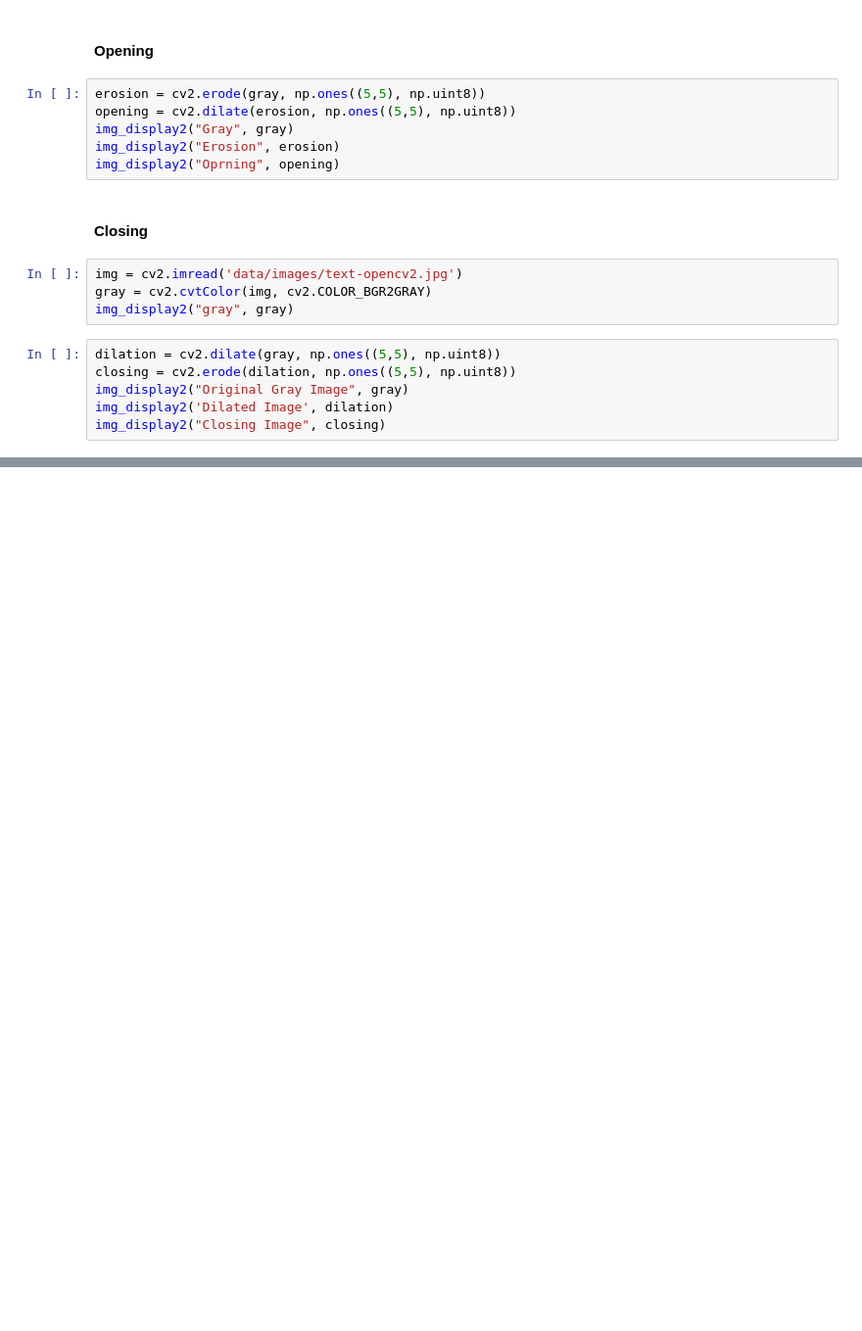
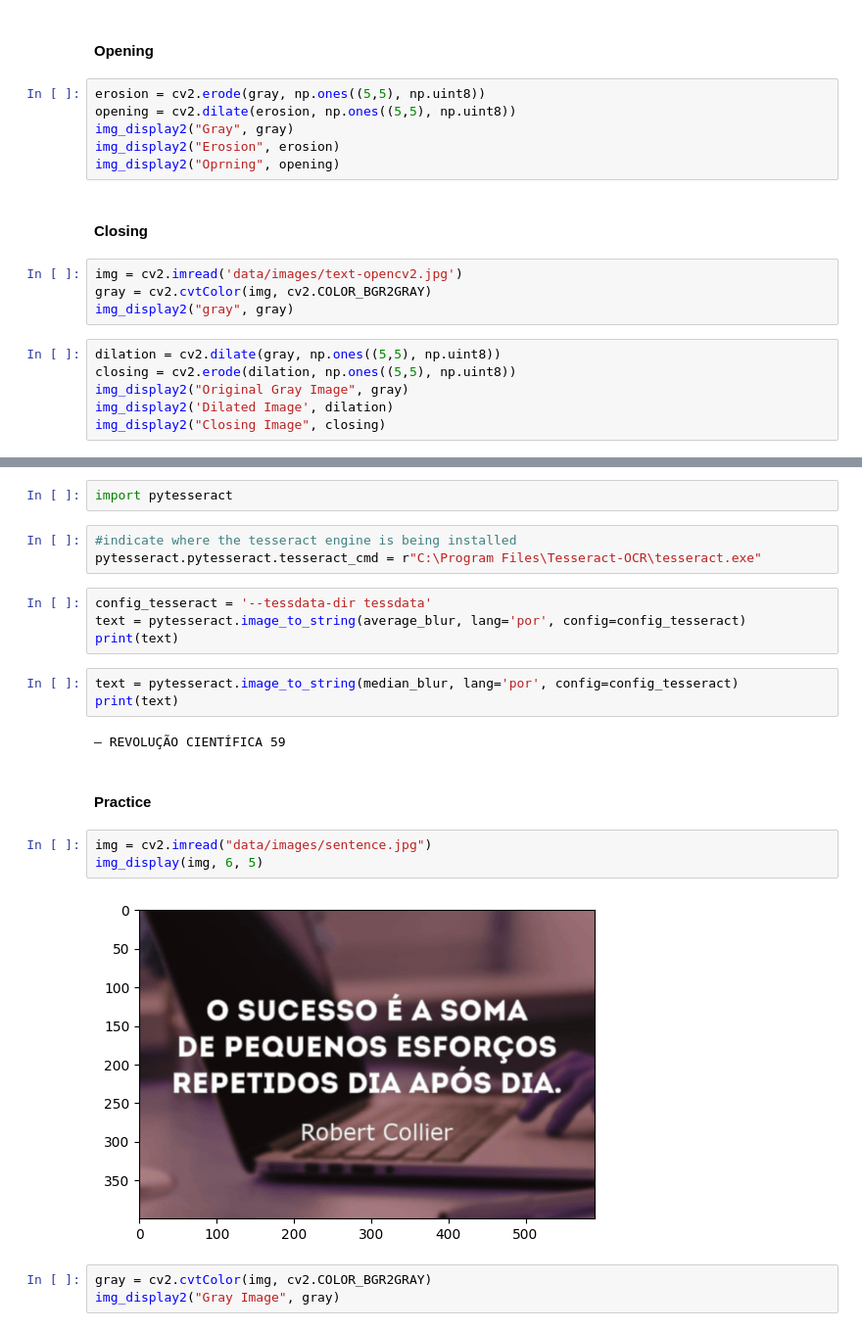
Before and after one commit to pappucode/Optical-Character-Recognition-OCR-in-Python, a Jupyter notebook: pre-processing techiniques.ipynb, the cells around one changed output, grey strips where cells are left out. Shown at 98% size. Saved outputs shown, nothing was run; the diff lists cells and outputs as text; blank space fills up the shorter version.

```diff
--- a/pre-processing techiniques.ipynb
+++ b/pre-processing techiniques.ipynb
@@ -275,0 +296,24 @@ img_display2("Closing Image", closing)
+# %%
+import pytesseract
+# %%
+#indicate where the tesseract engine is being installed
+pytesseract.pytesseract.tesseract_cmd = r"C:\Program Files\Tesseract-OCR\tesseract.exe"
+# %%
+config_tesseract = '--tessdata-dir tessdata'
+text = pytesseract.image_to_string(average_blur, lang='por', config=config_tesseract)
+print(text)
+# %%
+text = pytesseract.image_to_string(median_blur, lang='por', config=config_tesseract)
+print(text)
+# %% [output]
+— REVOLUÇÃO CIENTÍFICA 59
+# %% [markdown]
+#### Practice
+# %%
+img = cv2.imread("data/images/sentence.jpg")
+img_display(img, 6, 5)
+# %% [output]
+[figure, added]
+# %%
+gray = cv2.cvtColor(img, cv2.COLOR_BGR2GRAY)
+img_display2("Gray Image", gray)
```
Also changed, not shown: parts of 16 cells of this notebook.
